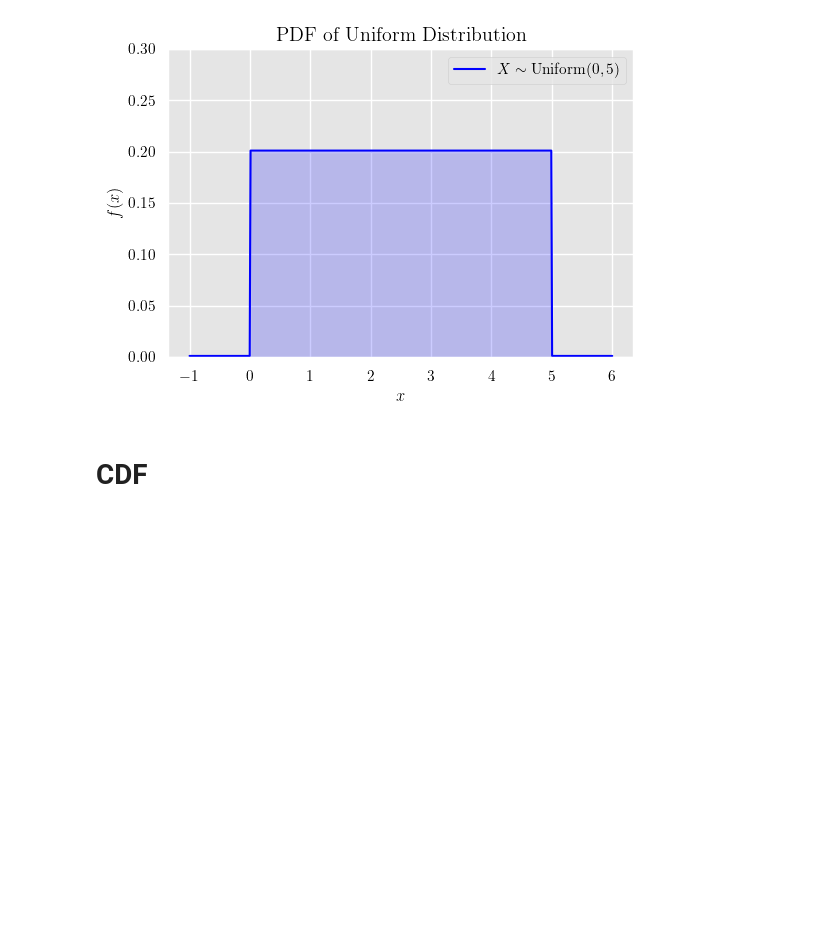
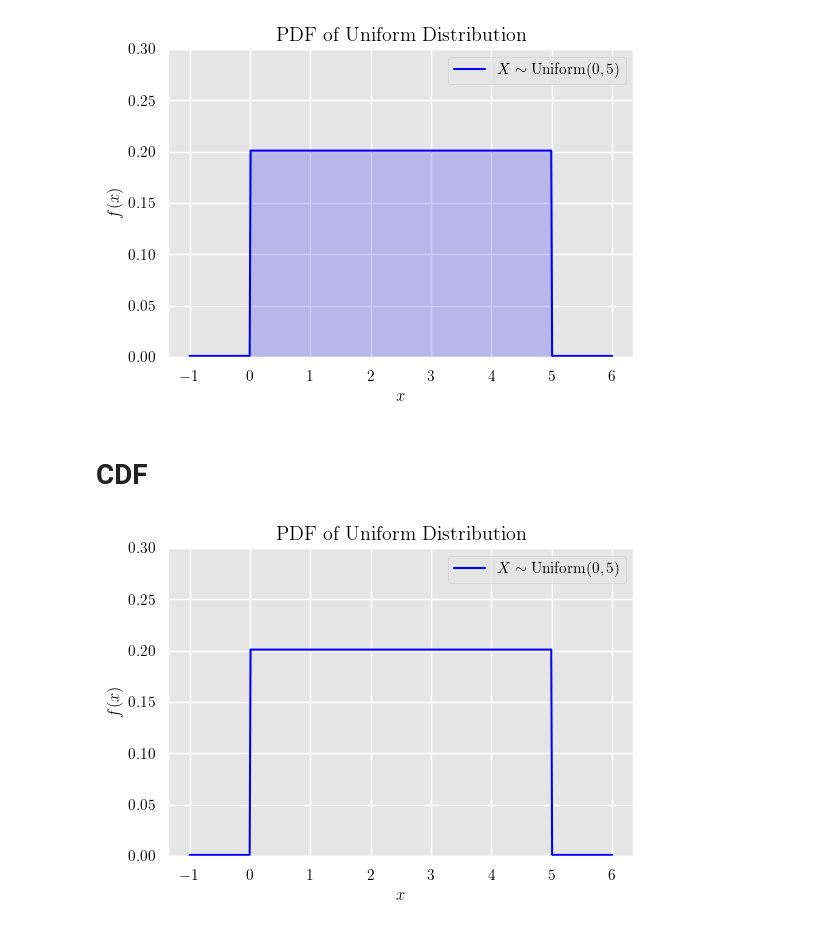
Before and after one commit to TakedaKatsuji/shioru, a Jupyter notebook: jupyters/probability_distribution/uniform.ipynb, the cells around one changed output. Drawn from its saved outputs; the diff is of its cells as text; code cells hidden in the pictures; blank space fills up the shorter version.

```diff
--- a/jupyters/probability_distribution/uniform.ipynb
+++ b/jupyters/probability_distribution/uniform.ipynb
@@ -82,26 +82,28 @@ plt.close()
 # %%
 # 区間 [a, b]
 a, b = 0, 5
 
 # x の範囲
 x = np.linspace(-1, 6, 500)
 
 # 一様分布の確率密度関数
 pdf = np.where((x >= a) & (x <= b), 1/(b-a), 0)
 
 # plot
 plt.figure(figsize=(6,4))
 plt.plot(x, pdf+0.001, label=rf"$X \sim \mathrm{{Uniform}}({a},{b})$", color="blue")
-plt.fill_between(x, pdf, alpha=0.2, color="blue")
+# plt.fill_between(x, pdf, alpha=0.2, color="blue")
 
 plt.title("PDF of Uniform Distribution")
 plt.xlabel(r"$x$")
 plt.ylabel(r"$f(x)$")
 plt.ylim(0, 0.3)
 plt.legend()
 plt.grid(True)
 plt.savefig(save_dir.joinpath("pdf.png"), dpi=300)
 plt.show()
+# %% [output]
+[figure, added]
 # %%
 # 区間 [a, b]
 a, b = 0, 5
```
Also changed, not shown: parts of 2 cells of this notebook, 13 other files.
